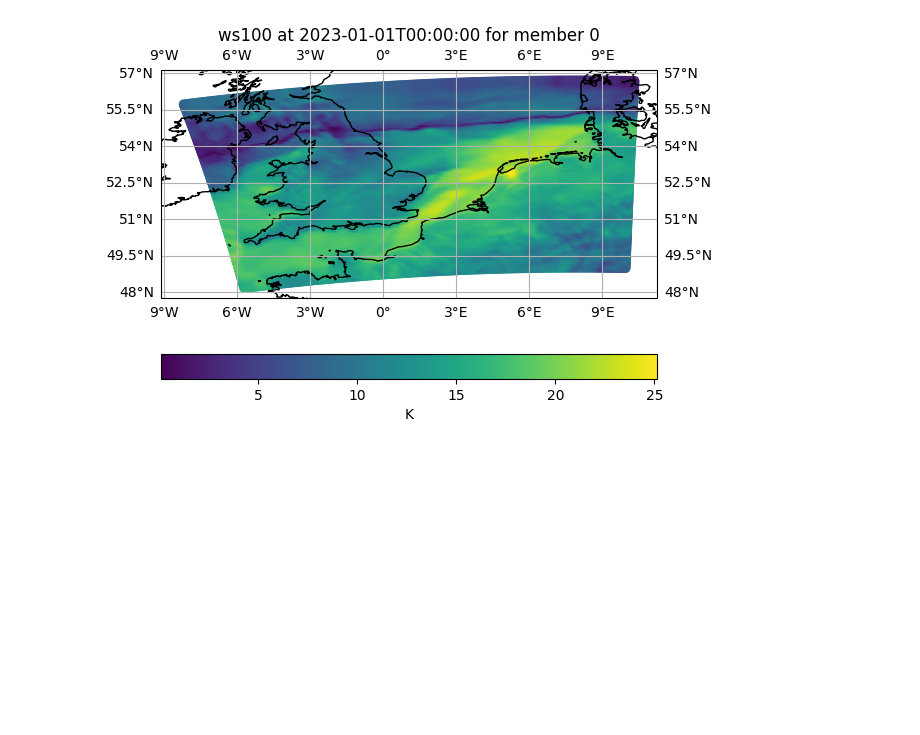
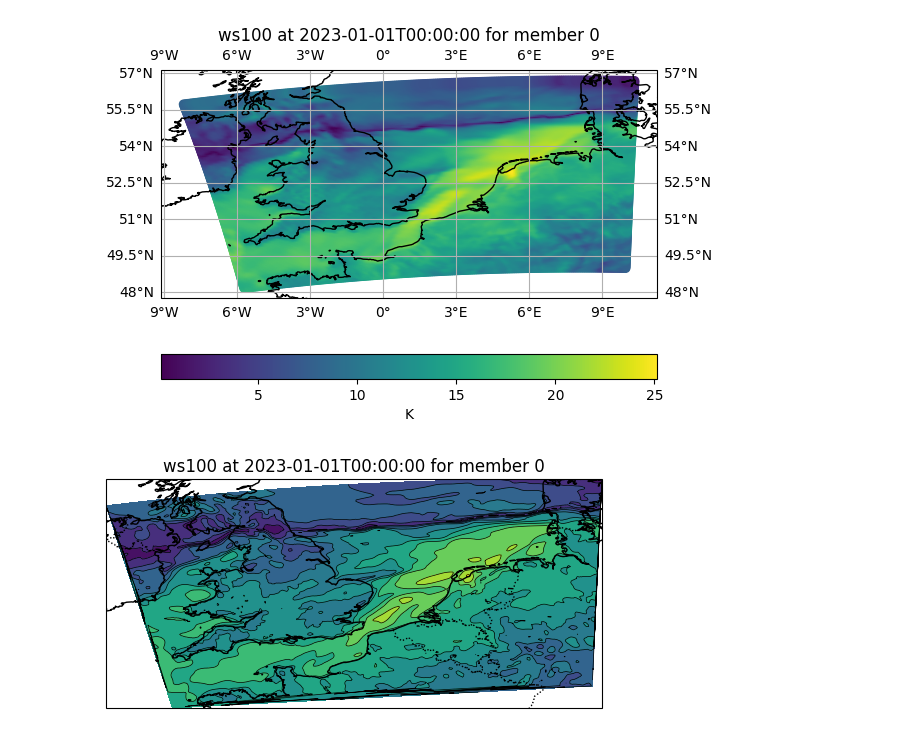
Before and after one commit to UAntwerpM4S/WindAI, a Jupyter notebook: data/AnemoiDataset.ipynb, the cells around one changed output. Saved outputs shown, nothing was run; the diff lists cells and outputs as text; code cells hidden in the pictures; blank space fills up the shorter version.

```diff
--- a/data/AnemoiDataset.ipynb
+++ b/data/AnemoiDataset.ipynb
@@ -274,3 +274,7 @@ plt.colorbar(im, label="K", orientation="horizontal")
 # %% [output]
 <matplotlib.colorbar.Colorbar at 0x...>
 [figure]
+# %%
+ax = ds_anemoi.plot(variable=variable, date=date, member=member,title=f"{variable} at {date} for member {member}")
+# %% [output]
+[figure, added]
```
Also changed, not shown: 1 other file.
